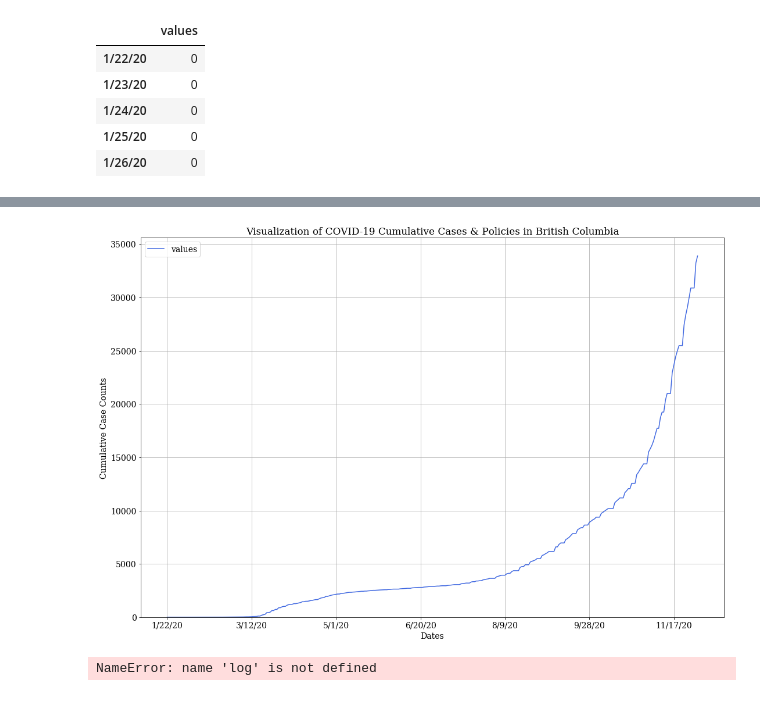
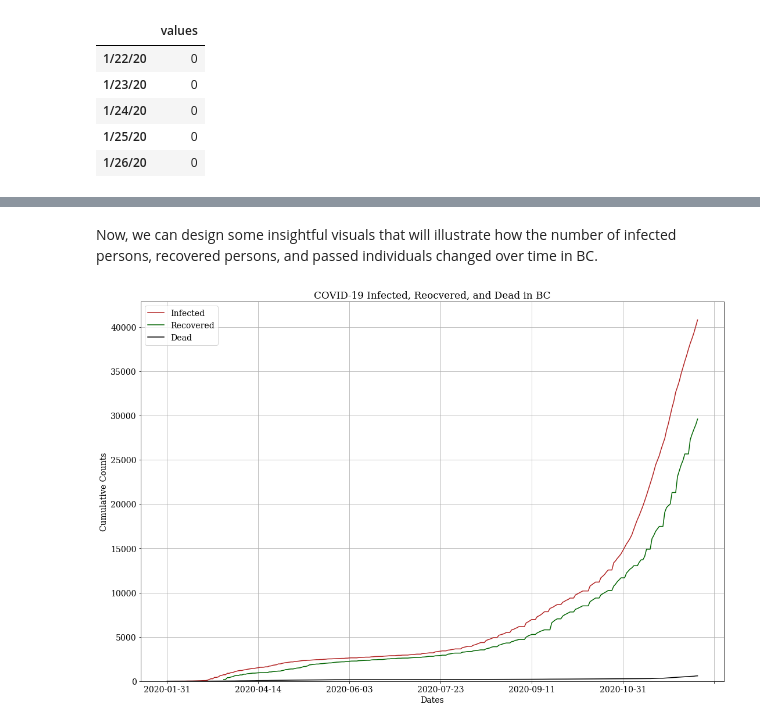
Before and after one commit to atkinssamuel/COVID-19-projection, a Jupyter notebook: project/atkins_1002951754_finalproject.ipynb, the cells around one changed output, grey strips where cells are left out. Drawn from its saved outputs; the diff is of its cells as text; code cells hidden in the pictures.

```diff
--- a/project/atkins_1002951754_finalproject.ipynb
+++ b/project/atkins_1002951754_finalproject.ipynb
@@ -363,0 +564,7 @@ bc.head()
+# %%
+# new data: https://www.canada.ca/en/public-health/services/diseases/2019-novel-coronavirus-infection.html
+ca_19 = pd.read_csv("../data/bc/covid19-download.csv")
+print(ca_19.shape)
+print(ca_19.head())
+
+print(ca_19.tail())
@@ -363,0 +604,15 @@ bc.head()
+# %%
+bc_19 = ca_19[ca_19["prname"] == "British Columbia"][['date', 'numconf', 'numprob',
+       'numdeaths', 'numtotal', 'numtested', 'numrecover', 'percentrecover',
+       'ratetested', 'numtoday', 'percentoday', 'ratetotal', 'ratedeaths',
+       'numdeathstoday', 'percentdeath', 'numtestedtoday', 'numrecoveredtoday',
+       'percentactive', 'numactive', 'rateactive', 'numtotal_last14',
+       'ratetotal_last14', 'numdeaths_last14', 'ratedeaths_last14',
+       'numtotal_last7', 'ratetotal_last7', 'numdeaths_last7',
+       'ratedeaths_last7', 'avgtotal_last7', 'avgincidence_last7',
+       'avgdeaths_last7', 'avgratedeaths_last7']]
+bc_19.rename(columns={"numconf": "infected", "numdeaths": "dead", "numrecover": "recovered"}, inplace=True)
+essentials = ["date", "infected", "recovered", "dead", "numtotal", "numtested"]
+print(bc_19.shape)
+print(bc_19[essentials].head(), "\n")
+print(bc_19[essentials].tail())
@@ -364,19 +634,26 @@ bc.head()
+# %% [markdown]
+Now, we can design some insightful visuals that will illustrate how the number of infected persons, recovered persons, and passed individuals changed over time in BC.
+# %%
+bc_19 = bc_19.reset_index()
+bc_19_date_indexed = bc_19.set_index("date")
 # %%
-ax = bc.plot(figsize=(18, 12), color="royalblue")
+visualization_arr = ["infected", "recovered", "dead"]
+colors = ["firebrick", "darkgreen", "black"]
+ax = bc_19_date_indexed[visualization_arr].plot(figsize=(18, 12), color=colors)
 font = {'font.family' : 'serif',
         'font.size'   : 14,
         'font.weight' : 'normal'}
 
 plt.rcParams.update(font)
-plt.title("Visualization of COVID-19 Cumulative Cases & Policies in British Columbia")
+plt.title("COVID-19 Infected, Reocvered, and Dead in BC")
 plt.xlabel("Dates")
-plt.ylabel("Cumulative Case Counts")
+plt.ylabel("Cumulative Counts")
 plt.ylim(bottom=0)
 plt.legend()
 plt.grid(True)
+
+ax.legend(["Infected", "Recovered", "Dead"])
+
+plt.show()
 # %% [output]
-[figure, old version]
+[figure, new version]
-# %%
-log_bc = log(bc)
-# %% [output]
-NameError: name 'log' is not defined
```
Also changed, not shown: parts of 25 cells of this notebook, 13 other files.
